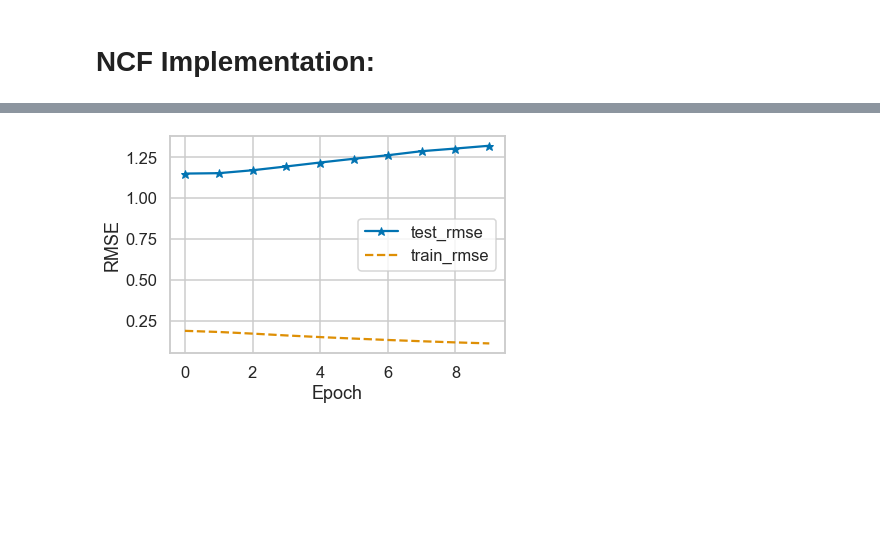
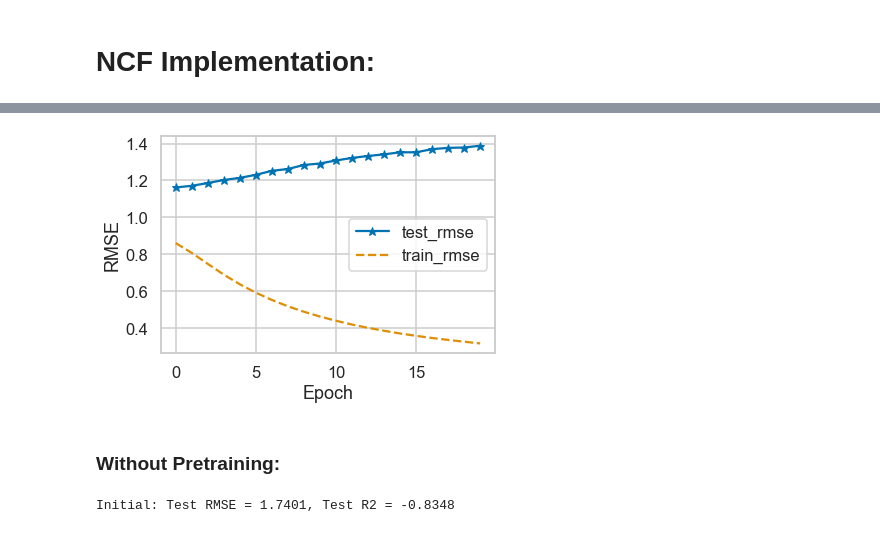
Before and after one commit to akhilesh-somani/Restaurant_Recommendation_System, a Jupyter notebook: Our_Approach.ipynb, the cells around one changed output, grey strips where cells are left out. Drawn from its saved outputs; the diff is of its cells as text; code cells hidden in the pictures; blank space fills up the shorter version.

```diff
--- a/Our_Approach.ipynb
+++ b/Our_Approach.ipynb
@@ -461,7 +381,7 @@ for epoch in range(num_epochs):
                          np.array(ratings), # labels
                          batch_size = batch_size, epochs = 1, verbose = 0)
 
-    train_loss.append(history.history['loss'][0])
+    train_loss.append(np.sqrt(history.history['loss'][0]) * 5) # multiply loss by 5 because the ratings are normalized by 5
 
     t2 = time()
 
@@ -472,7 +392,7 @@ for epoch in range(num_epochs):
     test_rmse.append(np.sqrt(mse))
     test_r2.append(r2)
 
-    print('Epoch %d [%.1f s]: Test RMSE = %.4f, Test R2 = %.4f, Train Loss = %.4f [%.1f s]'
+    print('Epoch %d [%.1f s]: Test RMSE = %.4f, Test R2 = %.4f, Train RMSE = %.4f [%.1f s]'
           % (epoch + 1,  t2 - t1, test_rmse[-1], test_r2[-1], train_loss[-1], time() - t2))
 
     if mse < best_mse:
@@ -558,7 +442,7 @@ def get_mlp_model(num_users, num_items, layers = [20,10], reg_layers=[0,0]):
     item_input = Input(shape=(1,), dtype='float32', name = 'item_input')
     user_feature_input = Input(shape = (num_of_user_features, ), dtype='float32', name = 'user_feature_input')
 
-    MLP_Embedding_User_ID = Embedding(input_dim = num_users, output_dim = num_of_user_features, name = 'user_ID_embedding',
+    MLP_Embedding_User_ID = Embedding(input_dim = num_users, output_dim = num_of_user_features, name = 'user_embedding',
                                    embeddings_initializer='random_normal', embeddings_regularizer = l2(reg_layers[0]),
                                    input_length=1)
     MLP_Embedding_Item = Embedding(input_dim = num_items, output_dim = num_of_user_features, name = 'item_embedding',
@@ -626,7 +510,7 @@ for epoch in range(num_epochs):
                          np.array(ratings), # labels
                          batch_size = batch_size, epochs = 1, verbose = 0)
 
-    train_loss.append(np.sqrt(history.history['loss'][0]))
+    train_loss.append(np.sqrt(history.history['loss'][0]) * 5) # multiply loss by 5 because the ratings are normalized by 5
 
     t2 = time()
 
@@ -636,7 +520,7 @@ for epoch in range(num_epochs):
     test_rmse.append(np.sqrt(mse))
     test_r2.append(r2)
 
-    print('Epoch %d [%.1f s]: Test RMSE = %.4f, Test R2 = %.4f, Train Loss = %.4f [%.1f s]'
+    print('Epoch %d [%.1f s]: Test RMSE = %.4f, Test R2 = %.4f, Train RMSE = %.4f [%.1f s]'
           % (epoch + 1,  t2 - t1, test_rmse[-1], test_r2[-1], train_loss[-1], time() - t2))
 
     if mse < best_mse:
@@ -812,7 +652,7 @@ reg_mf = 0
 mf_pretrain = model_out_file_gmf
 mlp_pretrain = model_out_file_mlp
 
-model = get_ncf_model(num_users, num_items, mf_dim, layers, reg_layers, reg_mf)
+model = get_ncf_model(num_users, num_items, layers, reg_layers, reg_mf)
 
 if learner.lower() == "adagrad":
     model.compile(optimizer=Adagrad(lr=learning_rate), loss='mse')
@@ -825,12 +665,12 @@ else:
 
 # Load pretrain model
 if mf_pretrain != '' and mlp_pretrain != '':
-    gmf_model = get_gmf_model(num_users,num_items,mf_dim)
+    gmf_model = get_gmf_model(num_users,num_items)
     gmf_model.load_weights(mf_pretrain)
     mlp_model = get_mlp_model(num_users,num_items, layers, reg_layers)
     mlp_model.load_weights(mlp_pretrain)
     model = load_pretrain_model(model, gmf_model, mlp_model, len(layers))
-    print("Load pretrained GMF (%s) and MLP (%s) models done. " %(mf_pretrain, mlp_pretrain))
+    print("Load pretrained GMF and MLP models done.")
 
 # Initial performance
 (mse, r2) = evaluate_model(model, X_test, y_test)
@@ -842,12 +681,5 @@ Initial: Test RMSE = 1.1929, Test R2 = 0.1377
 # %%
 # Training and testing model
-mf_dim = num_factors
-layers = layers.copy()
-reg_layers = reg_layers.copy()
-reg_mf = 0
-mf_pretrain = model_out_file_gmf
-mlp_pretrain = model_out_file_mlp
-
 current_folder = os.getcwd()
 model_out_file_ncf = current_folder + '\\Pretrain\\toronto_NeuMF.h5'
 
@@ -859,14 +691,14 @@ for epoch in range(num_epochs):
     t1 = time()
 
     # Generate training instances
-    user_input, item_input, fan_input, ratings = get_train_instances(X_train, y_train)
+    user_input, item_input, user_feature_input, ratings = get_train_instances(X_train, y_train)
 
     # Training
-    history = model.fit([user_input, item_input, fan_input], # input
+    history = model.fit([user_input, item_input, user_feature_input], # input
                          ratings, # labels
                          batch_size = batch_size, epochs = 1, verbose = 0)
 
-    train_loss.append(np.sqrt(history.history['loss'][0]))
+    train_loss.append(np.sqrt(history.history['loss'][0]) * 5)
 
     t2 = time()
 
@@ -876,7 +708,7 @@ for epoch in range(num_epochs):
     test_rmse.append(np.sqrt(mse))
     test_r2.append(r2)
 
-    print('Epoch %d [%.1f s]: Test RMSE = %.4f, Test R2 = %.4f, Train Loss = %.4f [%.1f s]'
+    print('Epoch %d [%.1f s]: Test RMSE = %.4f, Test R2 = %.4f, Train RMSE = %.4f [%.1f s]'
           % (epoch + 1,  t2 - t1, test_rmse[-1], test_r2[-1], train_loss[-1], time() - t2))
 
     if mse < best_mse:
@@ -910,2 +747,22 @@ End. Best Epoch 1:  RMSE = 1.1503, R2 = 0.1983.
 The best NeuMF model is saved
-[figure, old version]
+[figure, new version]
+# %% [markdown]
+### Without Pretraining:
+# %%
+# Build and compile, and check initial performance
+model = get_ncf_model(num_users, num_items, layers, reg_layers, reg_mf)
+
+if learner.lower() == "adagrad":
+    model.compile(optimizer=Adagrad(lr=learning_rate), loss='mse')
+elif learner.lower() == "rmsprop":
+    model.compile(optimizer=RMSprop(lr=learning_rate), loss='mse')
+elif learner.lower() == "adam":
+    model.compile(optimizer=Adam(lr=learning_rate), loss='mse')
+else:
+    model.compile(optimizer=SGD(lr=learning_rate), loss='mse')
+
+# Initial performance
+(mse, r2) = evaluate_model(model, X_test, y_test)
+print('Initial: Test RMSE = %.4f, Test R2 = %.4f' % (np.sqrt(mse), r2))
+# %% [output]
+Initial: Test RMSE = 1.7401, Test R2 = -0.8348
```
Also changed, not shown: parts of 37 cells of this notebook.
